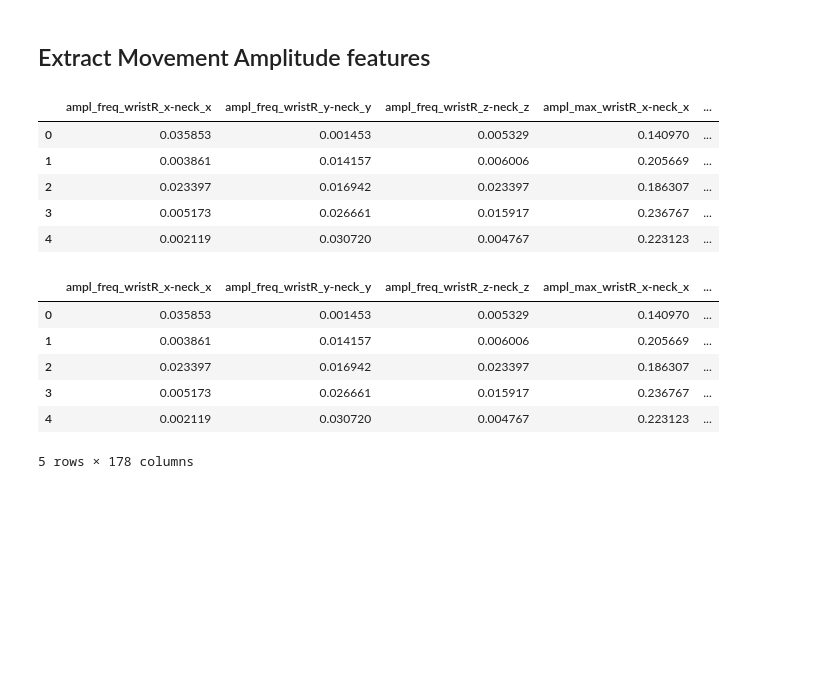
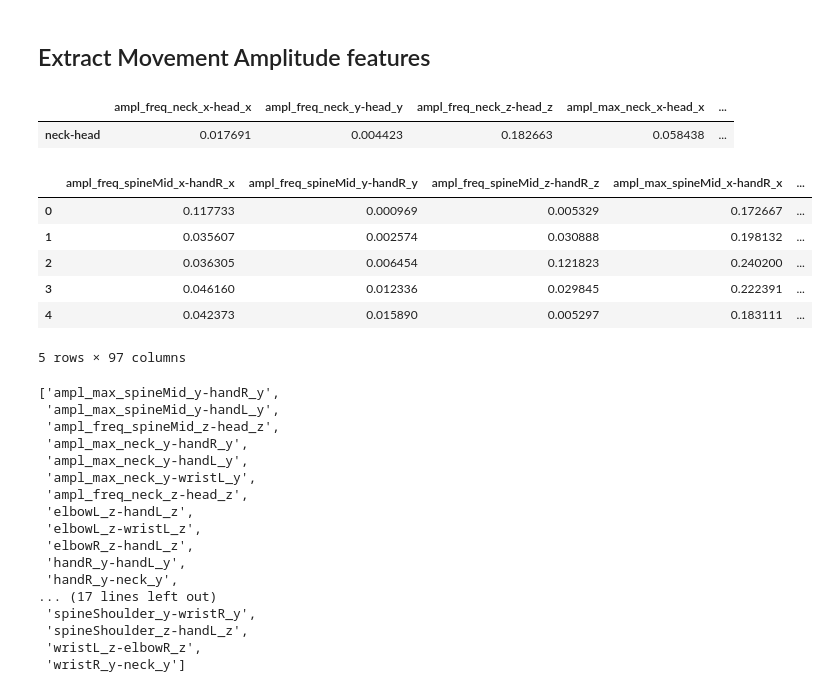
Before and after one commit to stallmo/mrp_5, a Jupyter notebook: notebooks/FeatureExploration.ipynb, the cells around one changed output. Saved outputs shown, nothing was run; the diff lists cells and outputs as text; code cells hidden in the pictures; blank space fills up the shorter version.

```diff
--- a/notebooks/FeatureExploration.ipynb
+++ b/notebooks/FeatureExploration.ipynb
@@ -20,5 +21,5 @@ all_files = glob.glob('../data/behavior_AND_personality_dataset/joints/*.xml')
 # %%
-all_subjects_dfs = [load_df_from_xml(f) for f in all_files]
+all_subjects_dfs = [load_df_from_xml(f) for f in all_files+all_files_new]
 # %% [output]
 Loaded 0 tracks for "subject6"
 Loaded 1000 tracks for "subject6"
@@ -42,7 +43,7 @@ Loaded 31000 tracks for "subject18"
 
 #### Remove outliers
 # %%
-dfs_prep = [remove_outliers(df) for df in all_subjects_dfs]
+dfs_prep = [remove_outliers(df, low_percentil=0.05, high_percentil=0.95) for df in all_subjects_dfs]
 # %%
 df_prep_norm = [normalize_data(df) for df in dfs_prep]
 # %% [markdown]
@@ -220,32 +254,61 @@ plt.show()
 # %% [markdown]
 ## Extract Movement Amplitude features
-# %%
-amplitude_feature_dfs = []
-for df in all_subjects_dfs:
-    amp_df = mov_amplitude(df, s_joint='wristR', m_joint='neck')
-    amp_df['subject'] = df['subject'].iloc[0]
-    amplitude_feature_dfs.append(amp_df)
+# %%
+amplitude_feature_dfs = []
+still_joints = ['spineMid', 'neck']
+mov_joints = ['handR', 'handL', 'wristL', 'head']
+for df in all_subjects_dfs:
+    subject = df['subject'].iloc[0]
+    subject_amp_dfs = []
+    for still in still_joints:
+        for mov in mov_joints:
+            subject_amp_dfs.append(mov_amplitude(df, s_joint=still, m_joint=mov).reset_index())
+    amp_df = pd.concat(subject_amp_dfs, axis=1)
+    amp_df['subject'] = subject
+    #print(amp_df)
+    amplitude_feature_dfs.append(amp_df)
+# %%
+mov_amplitude(df, s_joint=still, m_joint=mov)
+# %% [output]
+|  | ampl_freq_neck_x-head_x | ampl_freq_neck_y-head_y | ampl_freq_neck_z-head_z | ampl_max_neck_x-head_x | ... |
+| neck-head | 0.017691 | 0.004423 | 0.182663 | 0.058438 | ... |
 # %%
 amplitude_df = pd.concat(amplitude_feature_dfs).reset_index()
 amplitude_df.drop('index', axis=1, inplace=True)
+amplitude_df.drop('level_0', axis=1, inplace=True)
 amplitude_df.head()
 #amplitude_df.join(mean_posture_features, on='subject')
 # %% [output]
-|  | ampl_freq_wristR_x-neck_x | ampl_freq_wristR_y-neck_y | ampl_freq_wristR_z-neck_z | ampl_max_wristR_x-neck_x | ... |
-| 0 | 0.035853 | 0.001453 | 0.005329 | 0.140970 | ... |
-| 1 | 0.003861 | 0.014157 | 0.006006 | 0.205669 | ... |
-| 2 | 0.023397 | 0.016942 | 0.023397 | 0.186307 | ... |
-| 3 | 0.005173 | 0.026661 | 0.015917 | 0.236767 | ... |
-| 4 | 0.002119 | 0.030720 | 0.004767 | 0.223123 | ... |
+|  | ampl_freq_spineMid_x-handR_x | ampl_freq_spineMid_y-handR_y | ampl_freq_spineMid_z-handR_z | ampl_max_spineMid_x-handR_x | ... |
+| 0 | 0.117733 | 0.000969 | 0.005329 | 0.172667 | ... |
+| 1 | 0.035607 | 0.002574 | 0.030888 | 0.198132 | ... |
+| 2 | 0.036305 | 0.006454 | 0.121823 | 0.240200 | ... |
+| 3 | 0.046160 | 0.012336 | 0.029845 | 0.222391 | ... |
+| 4 | 0.042373 | 0.015890 | 0.005297 | 0.183111 | ... |
+5 rows × 97 columns
 # %%
 all_features = amplitude_df.merge(posture_feat_df, on='subject')
-all_features.head()
+all_features.loc[17, 'subject'] = 'subject17' #fix naming error
+#all_features['subject']
-# %% [output]
-|  | ampl_freq_wristR_x-neck_x | ampl_freq_wristR_y-neck_y | ampl_freq_wristR_z-neck_z | ampl_max_wristR_x-neck_x | ... |
-| 0 | 0.035853 | 0.001453 | 0.005329 | 0.140970 | ... |
-| 1 | 0.003861 | 0.014157 | 0.006006 | 0.205669 | ... |
-| 2 | 0.023397 | 0.016942 | 0.023397 | 0.186307 | ... |
-| 3 | 0.005173 | 0.026661 | 0.015917 | 0.236767 | ... |
-| 4 | 0.002119 | 0.030720 | 0.004767 | 0.223123 | ... |
-5 rows × 178 columns
+# %%
+var_features = list(all_features.var().index[(all_features.var()>0.005).values])
+var_features
+# %% [output]
+['ampl_max_spineMid_y-handR_y',
+ 'ampl_max_spineMid_y-handL_y',
+ 'ampl_freq_spineMid_z-head_z',
+ 'ampl_max_neck_y-handR_y',
+ 'ampl_max_neck_y-handL_y',
+ 'ampl_max_neck_y-wristL_y',
+ 'ampl_freq_neck_z-head_z',
+ 'elbowL_z-handL_z',
+ 'elbowL_z-wristL_z',
+ 'elbowR_z-handL_z',
+ 'handR_y-handL_y',
+ 'handR_y-neck_y',
+... (17 lines left out)
+ 'spineShoulder_y-wristR_y',
+ 'spineShoulder_z-handL_z',
+ 'wristL_z-elbowR_z',
+ 'wristR_y-neck_y']
 # %%
```
Also changed, not shown: parts of 30 cells of this notebook, 2 other files.
